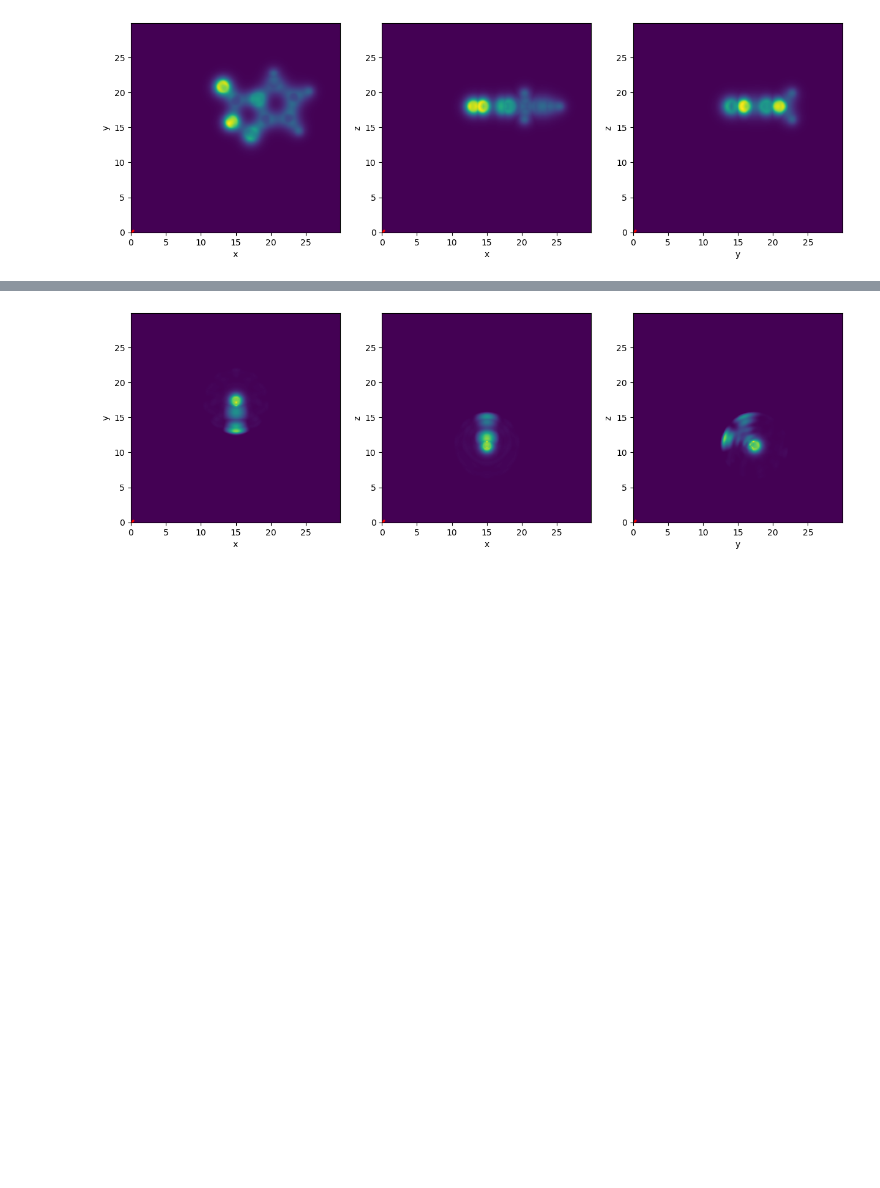
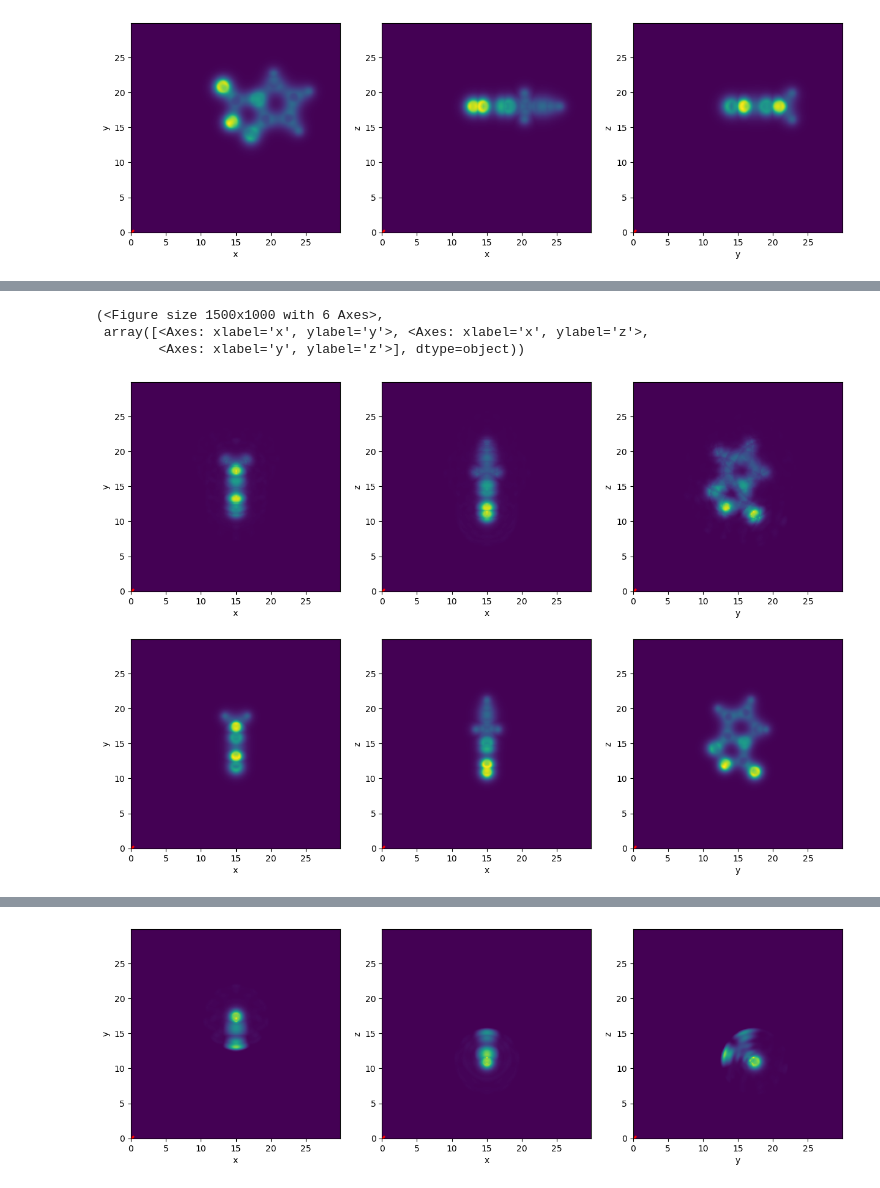
Before and after one commit to pujaltes/qe_density, a Jupyter notebook: test_2.ipynb, the cells around one changed output, grey strips where cells are left out. Drawn from its saved outputs; the diff is of its cells as text; code cells hidden in the pictures; blank space fills up the shorter version.

```diff
--- a/test_2.ipynb
+++ b/test_2.ipynb
@@ -36,0 +100,11 @@ rho, atoms_positions, coords = get_density_feats(dens)
+# %%
+new_rho = reconstructor(f, masks, coeffs)
+# %%
+fig, ax = plt.subplots(2, 3, figsize=(15, 10))
+plot_density_projections(project_density(new_rho), dens.atoms_positions * 0, dens.alat, ax=ax[0])
+plot_density_projections(project_density(rho), dens.atoms_positions * 0, dens.alat, ax=ax[1])
+# %% [output]
+(<Figure size 1500x1000 with 6 Axes>,
+ array([<Axes: xlabel='x', ylabel='y'>, <Axes: xlabel='x', ylabel='z'>,
+        <Axes: xlabel='y', ylabel='z'>], dtype=object))
+[figure, added]
```
Also changed, not shown: parts of 12 cells of this notebook.
